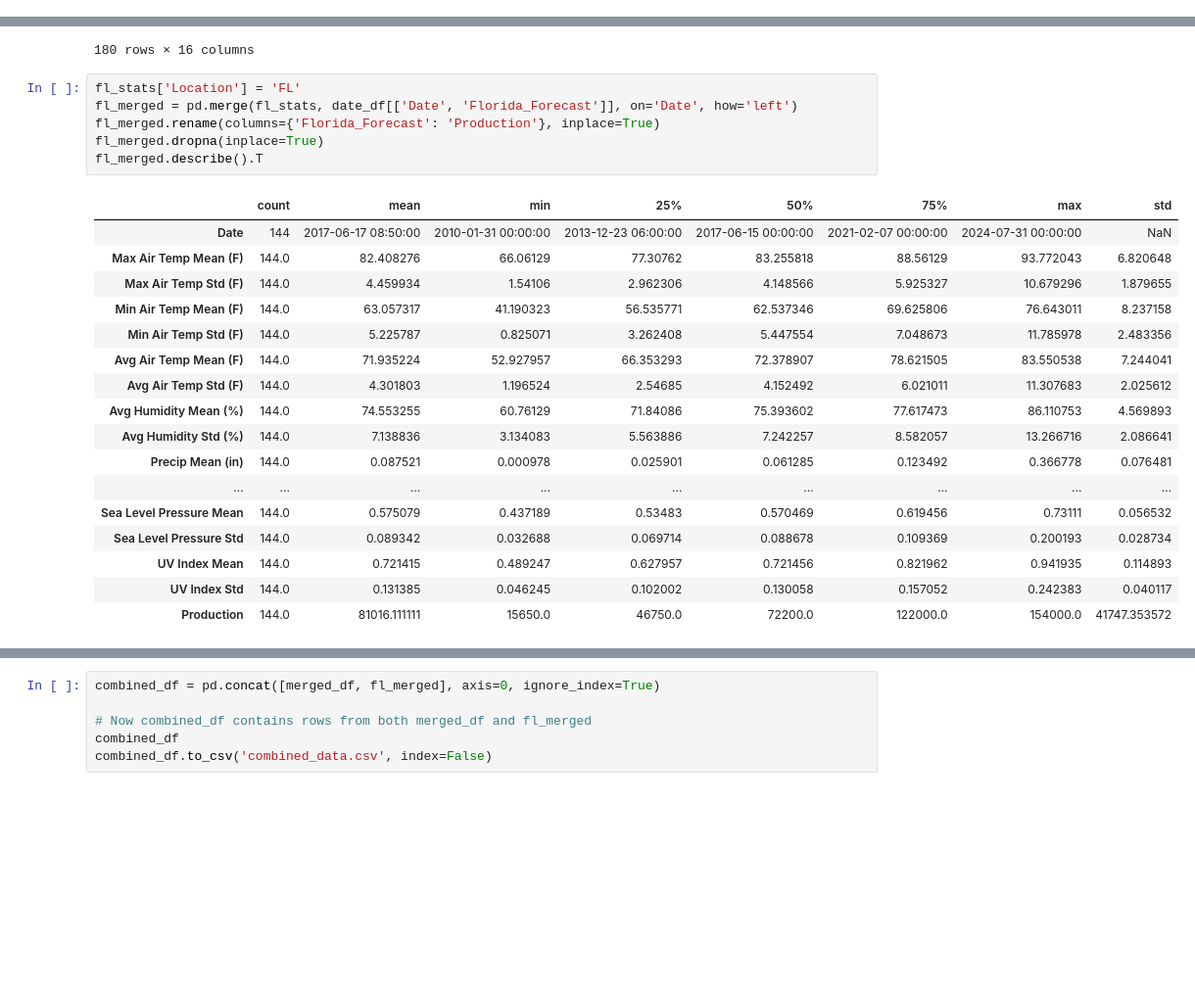
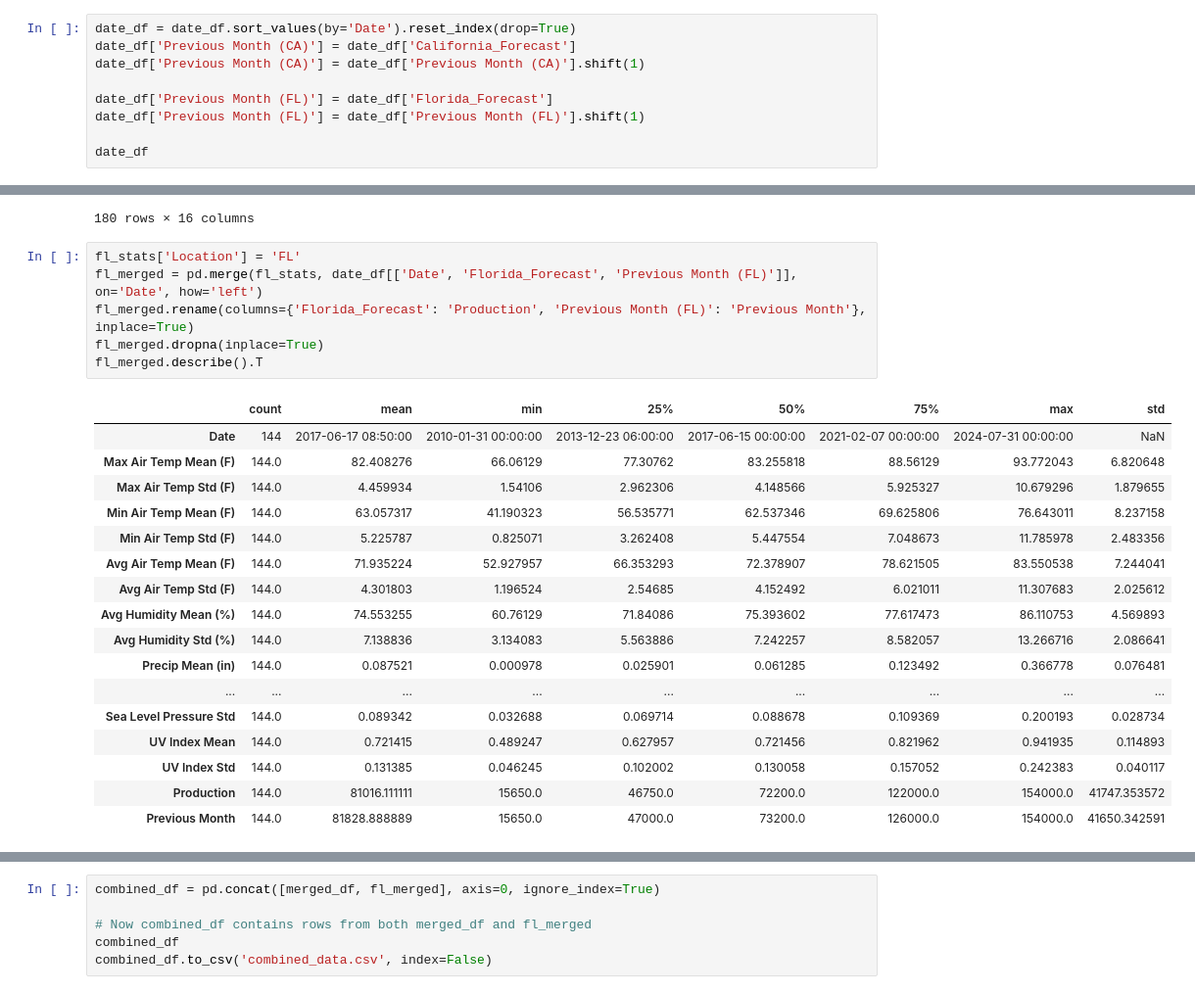
Before and after one commit to karoltang/fcoj-pitch, a Jupyter notebook: model.ipynb, the cells around one changed output, grey strips where cells are left out. Shown at 98% size. Saved outputs shown, nothing was run; the diff lists cells and outputs as text; blank space fills up the shorter version.

```diff
--- a/model.ipynb
+++ b/model.ipynb
@@ -139,3 +139,12 @@ date_df.describe().T
 | Florida_Forecast | 145.0 | 81388.413793 | 15650.0 | 47000.0 | 72400.0 | 125000.0 | 154000.0 | 41843.001932 |
 | California_Forecast | 145.0 | 51696.551724 | 43500.0 | 47600.0 | 50500.0 | 55000.0 | 61000.0 | 5231.387826 |
 | Date | 145 | 2017-05-29 13:44:16.551724032 | 2009-12-31 00:00:00 | 2013-11-30 00:00:00 | 2017-05-31 00:00:00 | 2021-01-31 00:00:00 | 2024-07-31 00:00:00 | NaN |
+# %%
+date_df = date_df.sort_values(by='Date').reset_index(drop=True)
+date_df['Previous Month (CA)'] = date_df['California_Forecast']
+date_df['Previous Month (CA)'] = date_df['Previous Month (CA)'].shift(1)
+
+date_df['Previous Month (FL)'] = date_df['Florida_Forecast']
+date_df['Previous Month (FL)'] = date_df['Previous Month (FL)'].shift(1)
+
+date_df
@@ -268,28 +291,28 @@ fl_stats
 180 rows × 16 columns
 # %%
 fl_stats['Location'] = 'FL'
-fl_merged = pd.merge(fl_stats, date_df[['Date', 'Florida_Forecast']], on='Date', how='left')
-fl_merged.rename(columns={'Florida_Forecast': 'Production'}, inplace=True)
+fl_merged = pd.merge(fl_stats, date_df[['Date', 'Florida_Forecast', 'Previous Month (FL)']], on='Date', how='left')
+fl_merged.rename(columns={'Florida_Forecast': 'Production', 'Previous Month (FL)': 'Previous Month'}, inplace=True)
 fl_merged.dropna(inplace=True)
 fl_merged.describe().T
 # %% [output]
 |  | count | mean | min | 25% | 50% | 75% | max | std |
 | Date | 144 | 2017-06-17 08:50:00 | 2010-01-31 00:00:00 | 2013-12-23 06:00:00 | 2017-06-15 00:00:00 | 2021-02-07 00:00:00 | 2024-07-31 00:00:00 | NaN |
 | Max Air Temp Mean (F) | 144.0 | 82.408276 | 66.06129 | 77.30762 | 83.255818 | 88.56129 | 93.772043 | 6.820648 |
 | Max Air Temp Std (F) | 144.0 | 4.459934 | 1.54106 | 2.962306 | 4.148566 | 5.925327 | 10.679296 | 1.879655 |
 | Min Air Temp Mean (F) | 144.0 | 63.057317 | 41.190323 | 56.535771 | 62.537346 | 69.625806 | 76.643011 | 8.237158 |
 | Min Air Temp Std (F) | 144.0 | 5.225787 | 0.825071 | 3.262408 | 5.447554 | 7.048673 | 11.785978 | 2.483356 |
 | Avg Air Temp Mean (F) | 144.0 | 71.935224 | 52.927957 | 66.353293 | 72.378907 | 78.621505 | 83.550538 | 7.244041 |
 | Avg Air Temp Std (F) | 144.0 | 4.301803 | 1.196524 | 2.54685 | 4.152492 | 6.021011 | 11.307683 | 2.025612 |
 | Avg Humidity Mean (%) | 144.0 | 74.553255 | 60.76129 | 71.84086 | 75.393602 | 77.617473 | 86.110753 | 4.569893 |
 | Avg Humidity Std (%) | 144.0 | 7.138836 | 3.134083 | 5.563886 | 7.242257 | 8.582057 | 13.266716 | 2.086641 |
 | Precip Mean (in) | 144.0 | 0.087521 | 0.000978 | 0.025901 | 0.061285 | 0.123492 | 0.366778 | 0.076481 |
 | ... | ... | ... | ... | ... | ... | ... | ... | ... |
-| Sea Level Pressure Mean | 144.0 | 0.575079 | 0.437189 | 0.53483 | 0.570469 | 0.619456 | 0.73111 | 0.056532 |
 | Sea Level Pressure Std | 144.0 | 0.089342 | 0.032688 | 0.069714 | 0.088678 | 0.109369 | 0.200193 | 0.028734 |
 | UV Index Mean | 144.0 | 0.721415 | 0.489247 | 0.627957 | 0.721456 | 0.821962 | 0.941935 | 0.114893 |
 | UV Index Std | 144.0 | 0.131385 | 0.046245 | 0.102002 | 0.130058 | 0.157052 | 0.242383 | 0.040117 |
 | Production | 144.0 | 81016.111111 | 15650.0 | 46750.0 | 72200.0 | 122000.0 | 154000.0 | 41747.353572 |
+| Previous Month | 144.0 | 81828.888889 | 15650.0 | 47000.0 | 73200.0 | 126000.0 | 154000.0 | 41650.342591 |
 # %%
 merged_df.keys()
 # %% [output]
```
Also changed, not shown: parts of 7 cells of this notebook, 4 other files.
